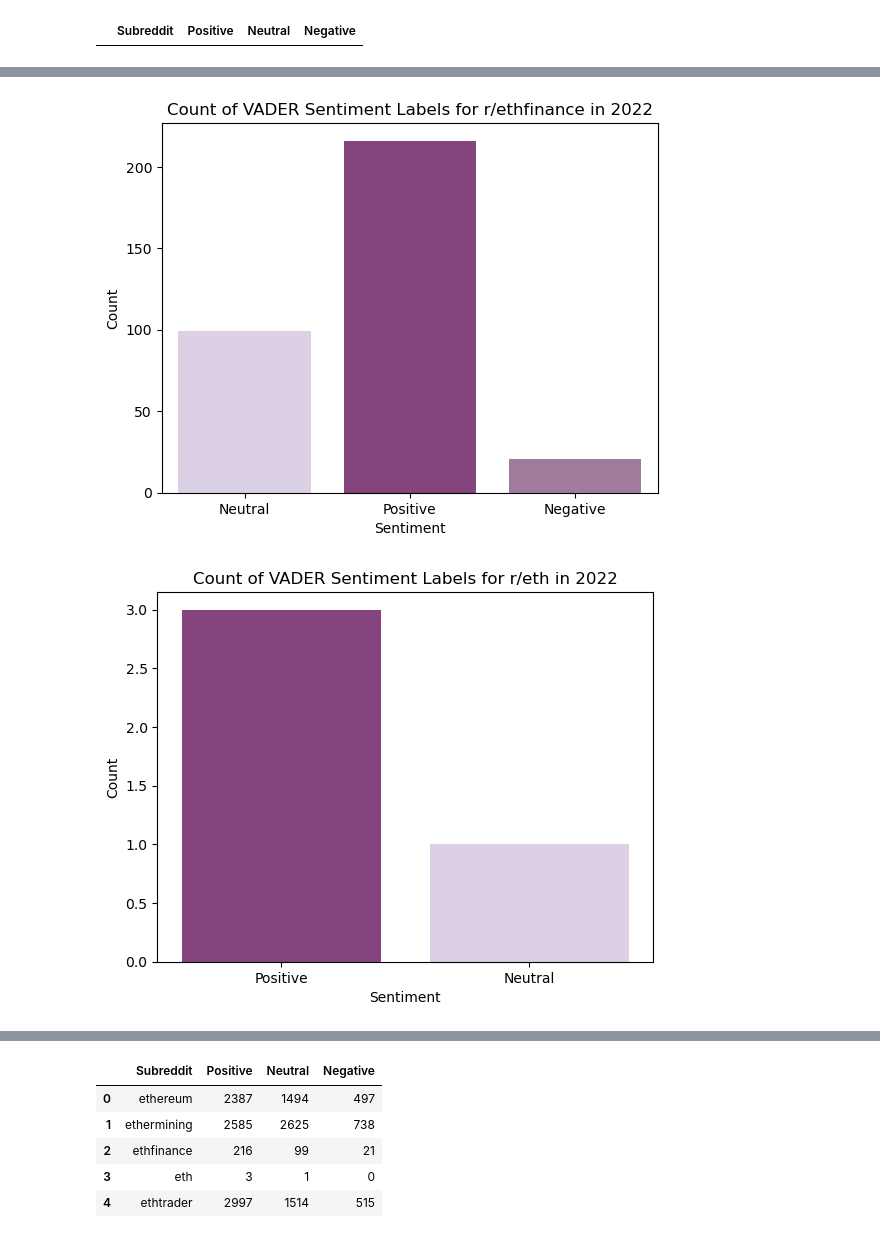
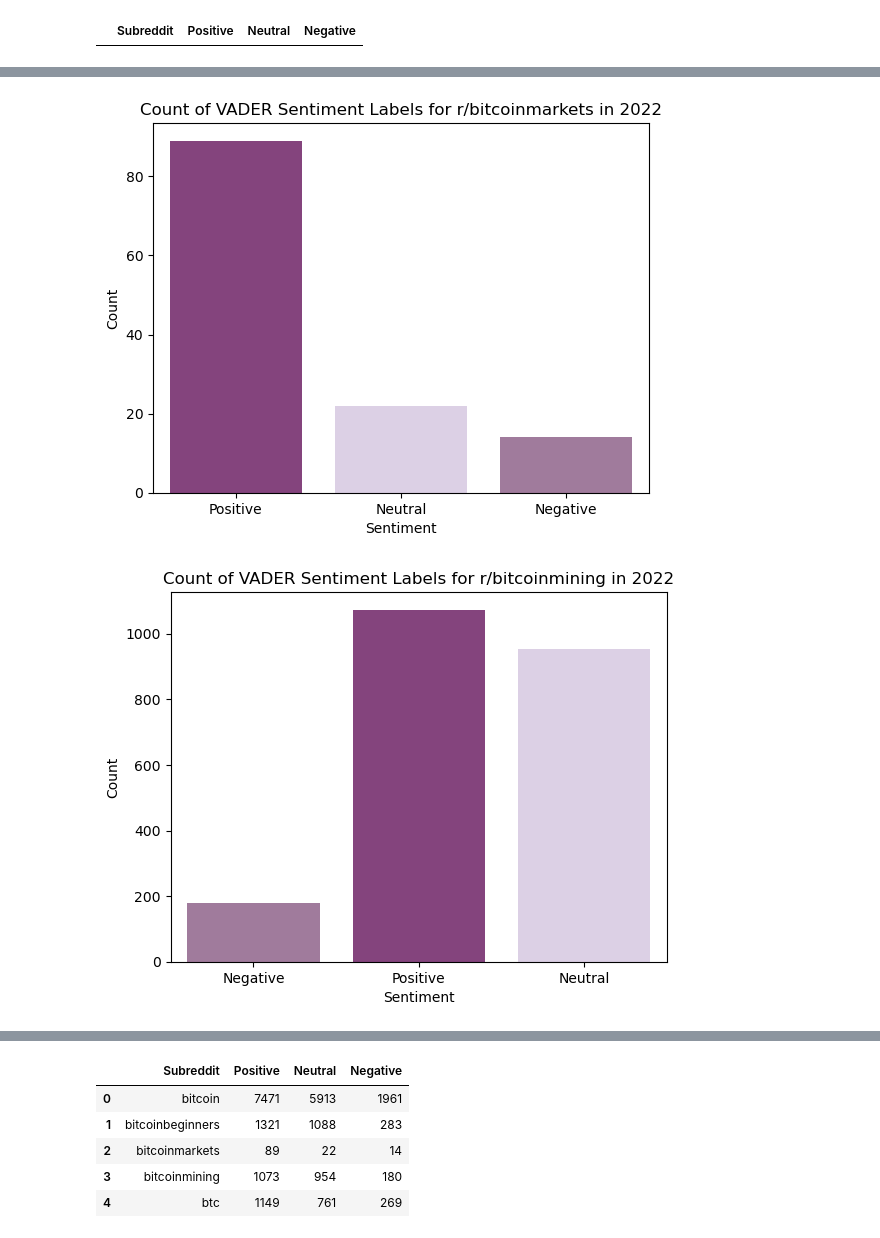
Before and after one commit to niks16/MasterThesis, a Jupyter notebook: submission_sentiment_vader.ipynb, the cells around one changed output, grey strips where cells are left out. Drawn from its saved outputs; the diff is of its cells as text; code cells hidden in the pictures.

Commit message:
Adding sentiment analysis results

```diff
--- a/submission_sentiment_vader.ipynb
+++ b/submission_sentiment_vader.ipynb
@@ -38,6 +29,10 @@ crypto = 'crypto_xrp'
 # %%
-list_subs = ['ethereum','ethermining','ethfinance','eth','ethtrader']
-subreddit = 'ethereum'
+list_subs = ['bitcoin','bitcoinbeginners','bitcoinmarkets','bitcoinmining','btc']
+subreddit = 'bitcoin'
+# list_subs = ['ethereum','ethermining','ethfinance','eth','ethtrader']
+# subreddit = 'ethereum'
+# list_subs = ['xrp','ripple']
+# subreddit = 'ripple'
 # %%
 sentiment_counts = pd.DataFrame(columns=['Subreddit','Positive','Neutral','Negative'])
 sentiment_counts
@@ -102,5 +97,5 @@ for subreddit in list_subs:
     plt.title(f'Count of VADER Sentiment Labels for r/{subreddit} in 2022')
     plt.savefig(f"Data/Sentiment/{crypto}/VADER/plots/{subreddit}_submission_vader_sentiment.png")
     plt.show()
-    df[['submission','VADER_Score','VADER_Sentiment']].to_csv(f"Data/Sentiment/{crypto}/VADER/{subreddit}_submission_vader_sentiment.csv",index=False)
+    df.to_csv(f"Data/Sentiment/{crypto}/VADER/{subreddit}_submission_vader_sentiment.csv",index=False)
 # %% [output]
@@ -109,2 +104,2 @@ for subreddit in list_subs:
-[figure, old version]
+[figure, new version]
-[figure, old version]
+[figure, new version]
@@ -113,11 +108,11 @@ for subreddit in list_subs:
 sentiment_counts
 # %% [output]
 |  | Subreddit | Positive | Neutral | Negative |
-| 0 | ethereum | 2387 | 1494 | 497 |
-| 1 | ethermining | 2585 | 2625 | 738 |
-| 2 | ethfinance | 216 | 99 | 21 |
-| 3 | eth | 3 | 1 | 0 |
-| 4 | ethtrader | 2997 | 1514 | 515 |
+| 0 | bitcoin | 7471 | 5913 | 1961 |
+| 1 | bitcoinbeginners | 1321 | 1088 | 283 |
+| 2 | bitcoinmarkets | 89 | 22 | 14 |
+| 3 | bitcoinmining | 1073 | 954 | 180 |
+| 4 | btc | 1149 | 761 | 269 |
 # %%
 df_melted = sentiment_counts.melt(id_vars='Subreddit', var_name='Sentiment', value_name='Counts')
 
```
Also changed, not shown: parts of 4 cells of this notebook, 27 other files.
